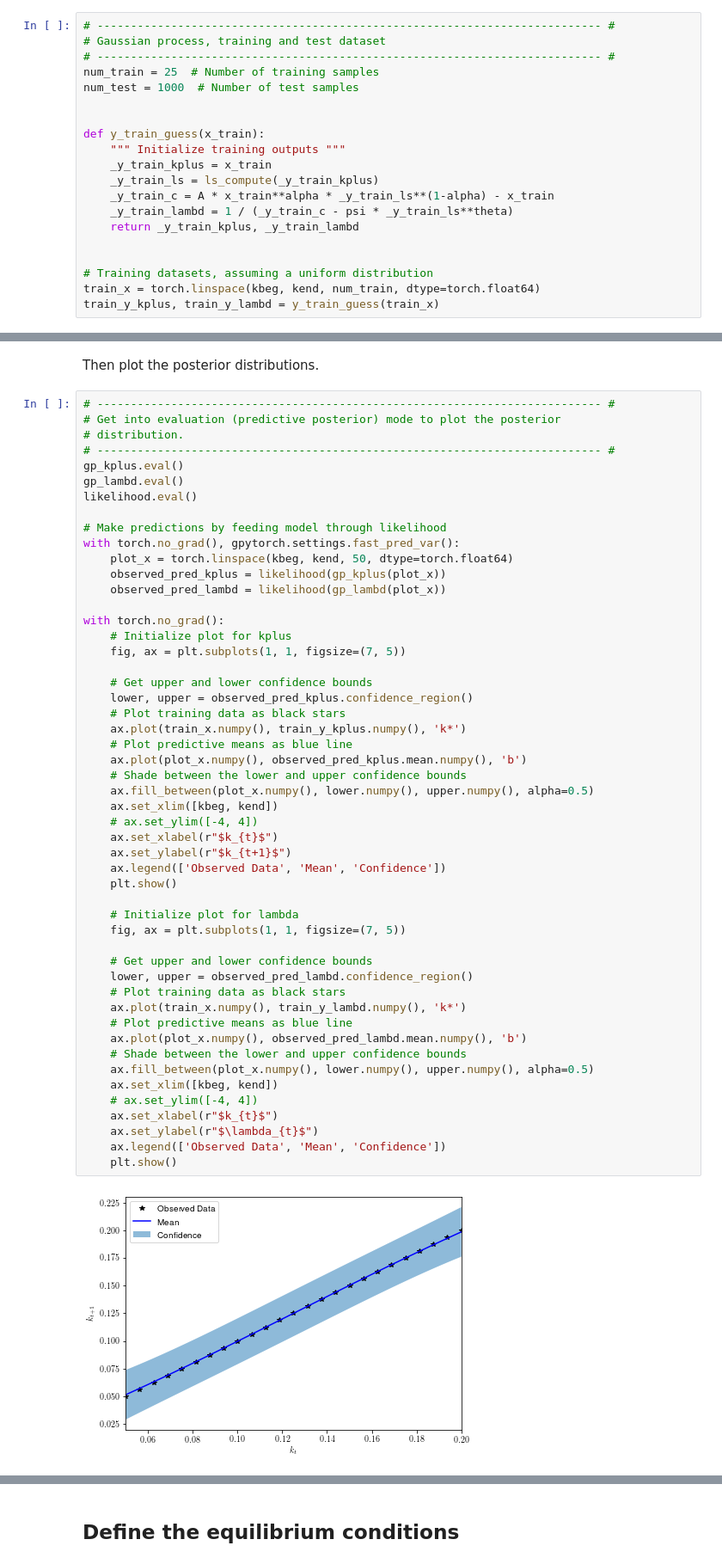
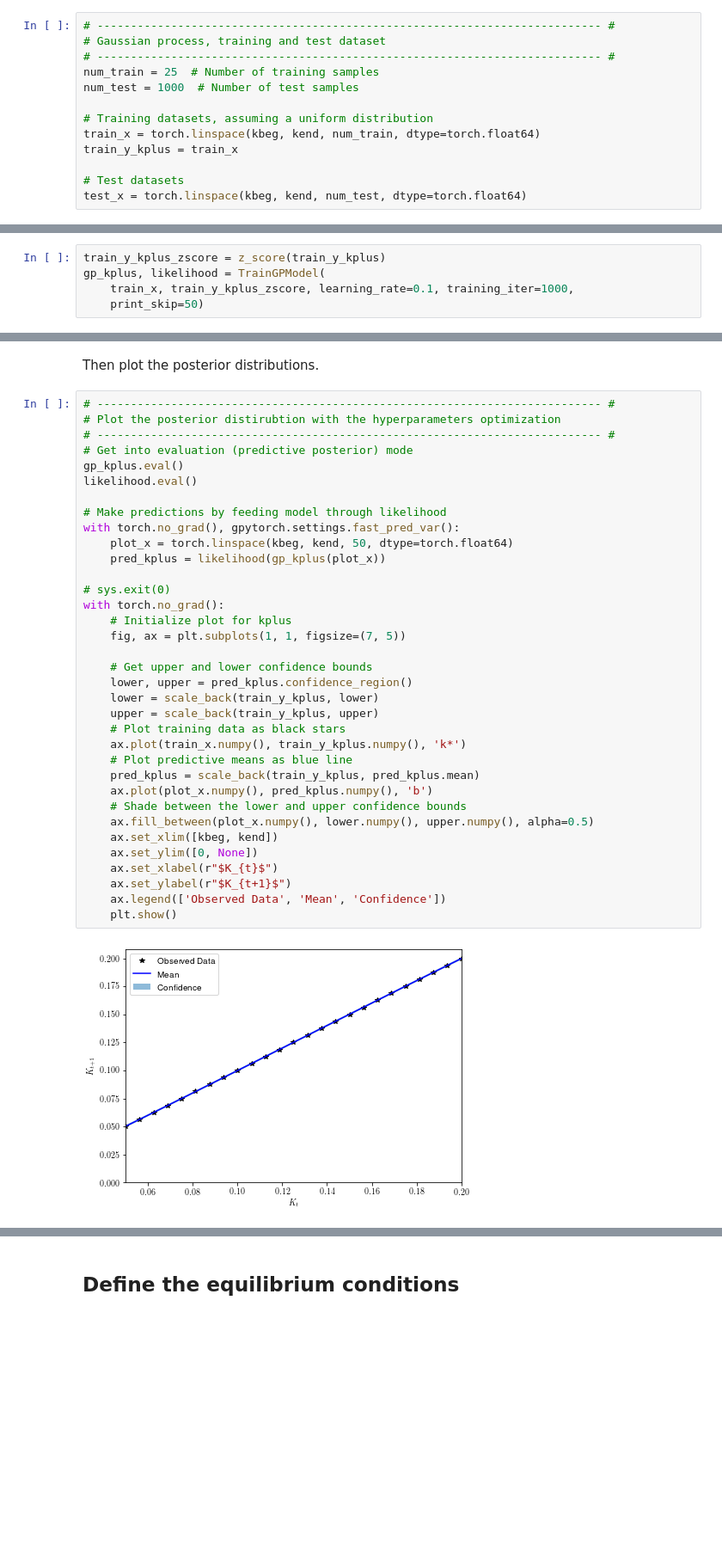
Before and after one commit to takafusui/GPstudy, a Jupyter notebook: notebooks/neoclassical_closed2_gpytorch.ipynb, the cells around one changed output, grey strips where cells are left out. Shown: that part at 86% size. Cells and saved outputs as stored; diff of their text form; blank space fills up the shorter version.

Commit message:
Output is standardized (Z-score)

```diff
--- a/notebooks/neoclassical_closed2_gpytorch.ipynb
+++ b/notebooks/neoclassical_closed2_gpytorch.ipynb
@@ -143,19 +157,12 @@ Hereafter, we solve the system of non-linear equation by using the time iteratio
 num_train = 25  # Number of training samples
 num_test = 1000  # Number of test samples
 
-
-def y_train_guess(x_train):
-    """ Initialize training outputs """
-    _y_train_kplus = x_train
-    _y_train_ls = ls_compute(_y_train_kplus)
-    _y_train_c = A * x_train**alpha * _y_train_ls**(1-alpha) - x_train
-    _y_train_lambd = 1 / (_y_train_c - psi * _y_train_ls**theta)
-    return _y_train_kplus, _y_train_lambd
-
-
 # Training datasets, assuming a uniform distribution
 train_x = torch.linspace(kbeg, kend, num_train, dtype=torch.float64)
-train_y_kplus, train_y_lambd = y_train_guess(train_x)
+train_y_kplus = train_x
+
+# Test datasets
+test_x = torch.linspace(kbeg, kend, num_test, dtype=torch.float64)
 # %% [markdown]
 ### Gaussian process regression
 
@@ -304,0 +269,5 @@ Iter 250/250 - Loss: -2.021   lengthscale: 0.050   noise: 0.000
+# %%
+train_y_kplus_zscore = z_score(train_y_kplus)
+gp_kplus, likelihood = TrainGPModel(
+    train_x, train_y_kplus_zscore, learning_rate=0.1, training_iter=1000,
+    print_skip=50)
@@ -306,54 +296,38 @@ Iter 250/250 - Loss: -2.021   lengthscale: 0.050   noise: 0.000
 Then plot the posterior distributions.
 # %%
 # --------------------------------------------------------------------------- #
-# Get into evaluation (predictive posterior) mode to plot the posterior
-# distribution.
+# Plot the posterior distirubtion with the hyperparameters optimization
 # --------------------------------------------------------------------------- #
+# Get into evaluation (predictive posterior) mode
 gp_kplus.eval()
-gp_lambd.eval()
 likelihood.eval()
 
 # Make predictions by feeding model through likelihood
 with torch.no_grad(), gpytorch.settings.fast_pred_var():
     plot_x = torch.linspace(kbeg, kend, 50, dtype=torch.float64)
-    observed_pred_kplus = likelihood(gp_kplus(plot_x))
-    observed_pred_lambd = likelihood(gp_lambd(plot_x))
+    pred_kplus = likelihood(gp_kplus(plot_x))
 
+# sys.exit(0)
 with torch.no_grad():
     # Initialize plot for kplus
     fig, ax = plt.subplots(1, 1, figsize=(7, 5))
 
     # Get upper and lower confidence bounds
-    lower, upper = observed_pred_kplus.confidence_region()
+    lower, upper = pred_kplus.confidence_region()
+    lower = scale_back(train_y_kplus, lower)
+    upper = scale_back(train_y_kplus, upper)
     # Plot training data as black stars
     ax.plot(train_x.numpy(), train_y_kplus.numpy(), 'k*')
     # Plot predictive means as blue line
-    ax.plot(plot_x.numpy(), observed_pred_kplus.mean.numpy(), 'b')
+    pred_kplus = scale_back(train_y_kplus, pred_kplus.mean)
+    ax.plot(plot_x.numpy(), pred_kplus.numpy(), 'b')
     # Shade between the lower and upper confidence bounds
     ax.fill_between(plot_x.numpy(), lower.numpy(), upper.numpy(), alpha=0.5)
     ax.set_xlim([kbeg, kend])
-    # ax.set_ylim([-4, 4])
-    ax.set_xlabel(r"$k_{t}$")
-    ax.set_ylabel(r"$k_{t+1}$")
+    ax.set_ylim([0, None])
+    ax.set_xlabel(r"$K_{t}$")
+    ax.set_ylabel(r"$K_{t+1}$")
     ax.legend(['Observed Data', 'Mean', 'Confidence'])
     plt.show()
-
-    # Initialize plot for lambda
-    fig, ax = plt.subplots(1, 1, figsize=(7, 5))
-
-    # Get upper and lower confidence bounds
-    lower, upper = observed_pred_lambd.confidence_region()
-    # Plot training data as black stars
-    ax.plot(train_x.numpy(), train_y_lambd.numpy(), 'k*')
-    # Plot predictive means as blue line
-    ax.plot(plot_x.numpy(), observed_pred_lambd.mean.numpy(), 'b')
-    # Shade between the lower and upper confidence bounds
-    ax.fill_between(plot_x.numpy(), lower.numpy(), upper.numpy(), alpha=0.5)
-    ax.set_xlim([kbeg, kend])
-    # ax.set_ylim([-4, 4])
-    ax.set_xlabel(r"$k_{t}$")
-    ax.set_ylabel(r"$\lambda_{t}$")
-    ax.legend(['Observed Data', 'Mean', 'Confidence'])
-    plt.show()
 # %% [output]
-[figure, old version]
+[figure, new version]
```
Also changed, not shown: parts of 20 cells of this notebook, 3 other files.
